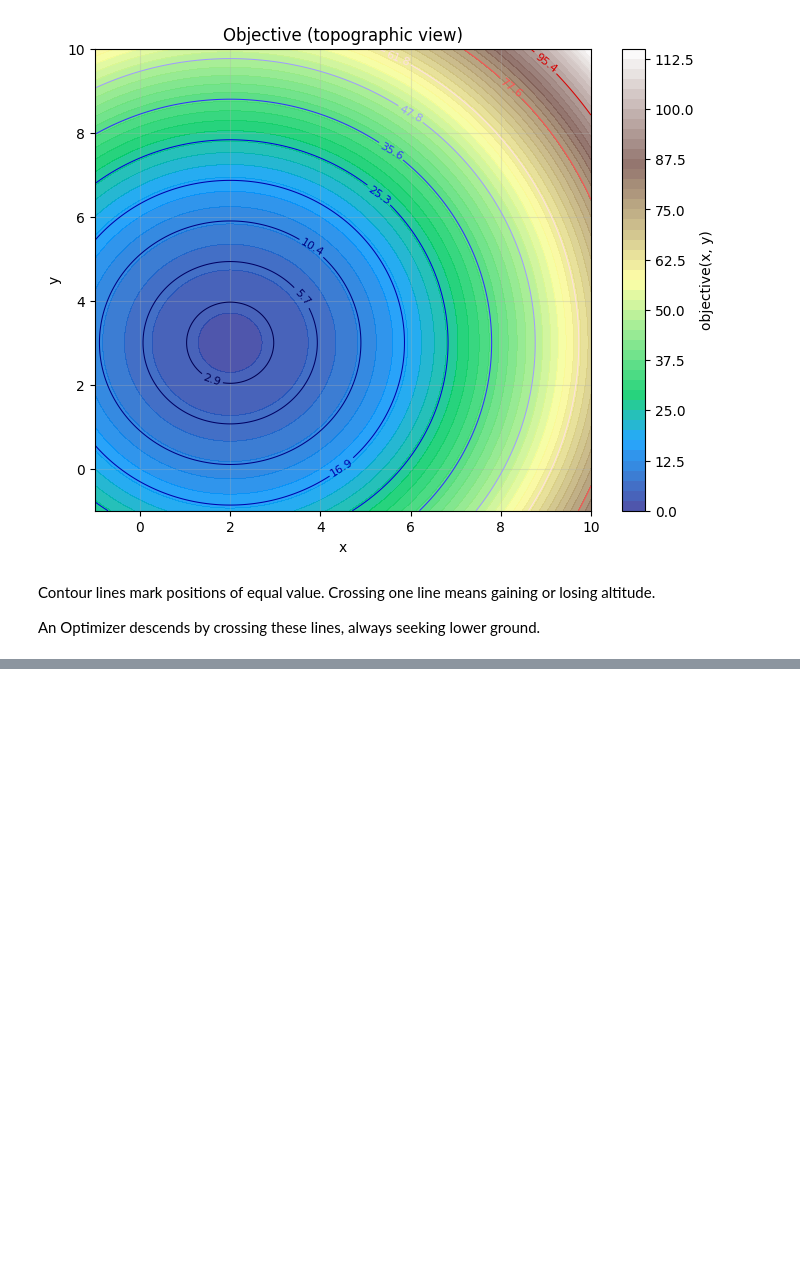
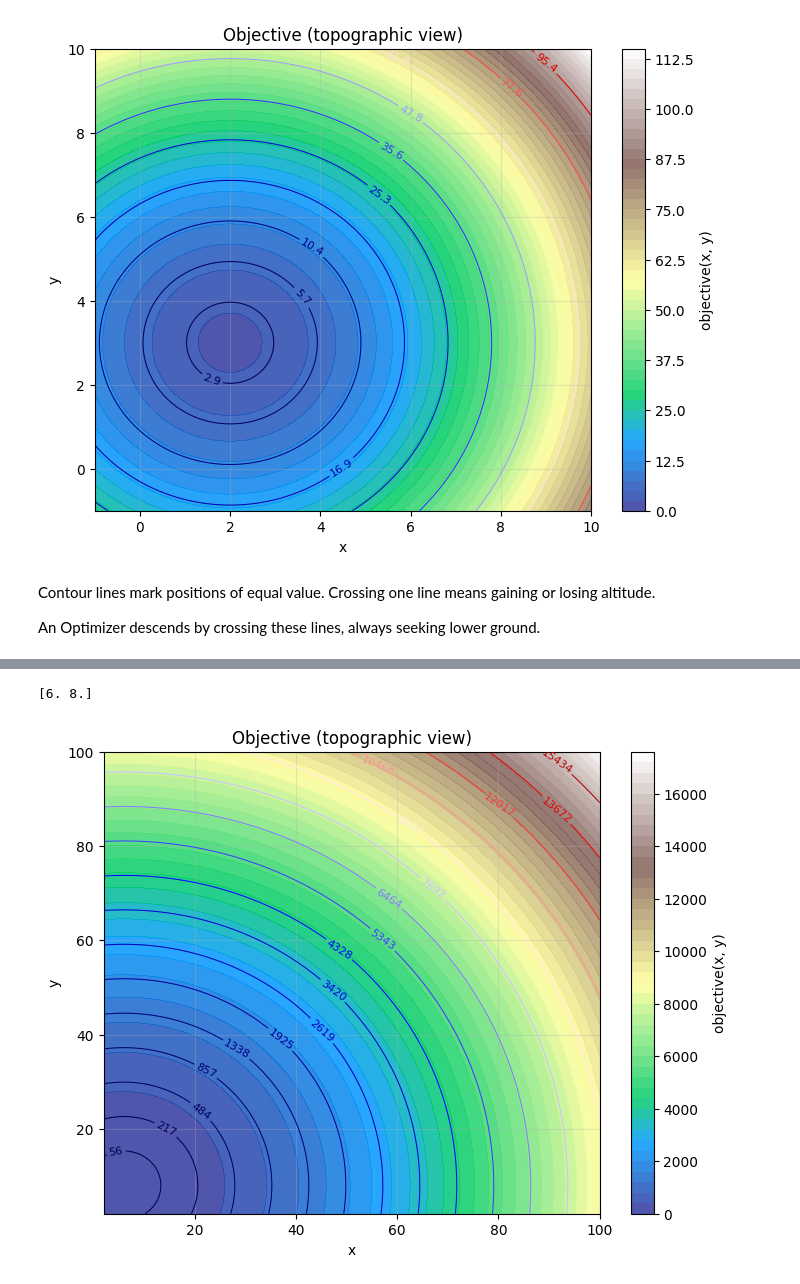
Before and after one commit to JulTob/Optimization, a Jupyter notebook: Introduction_to_Optimization.ipynb, the cells around one changed output, grey strips where cells are left out. Cells and saved outputs as stored; diff of their text form; code cells hidden in the pictures; blank space fills up the shorter version.

```diff
--- a/Introduction_to_Optimization.ipynb
+++ b/Introduction_to_Optimization.ipynb
@@ -274,0 +325,18 @@ That is where geometry truly enters the story.
+# %%
+def objective(b):
+  return (b[0] - 6)**2 + (b[1] - 8)**2 + 3
+
+# Set the bounds of your problem
+bounds = [[2,100],[2,100]]
+
+x0 = [10, 10]
+
+# Find the minimum
+result = minimize(objective, x0, bounds=bounds)
+
+print(result.x)
+
+plot_2D(objective, (2,100), (2,100), 50, 19)
+# %% [output]
+[6. 8.]
+[figure, added]
```
Also changed, not shown: parts of 7 cells of this notebook.
